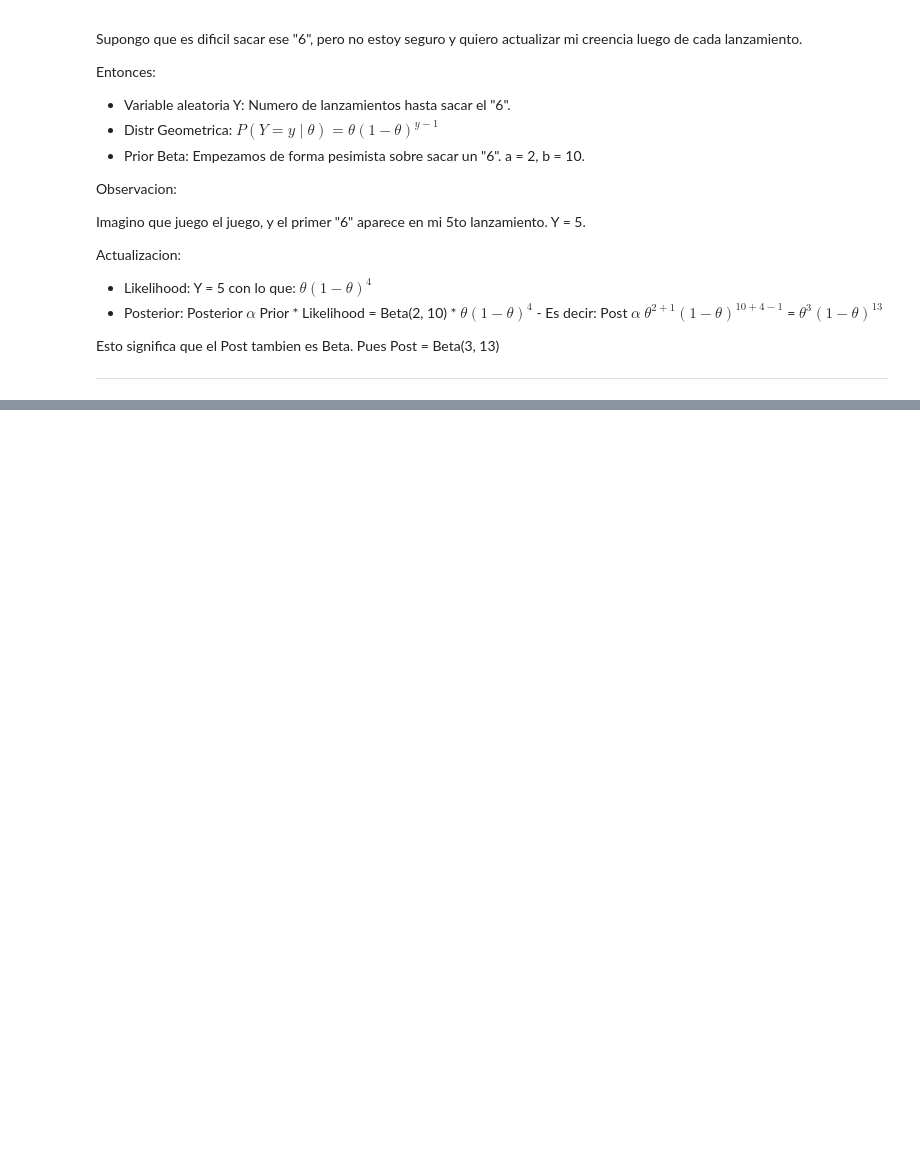
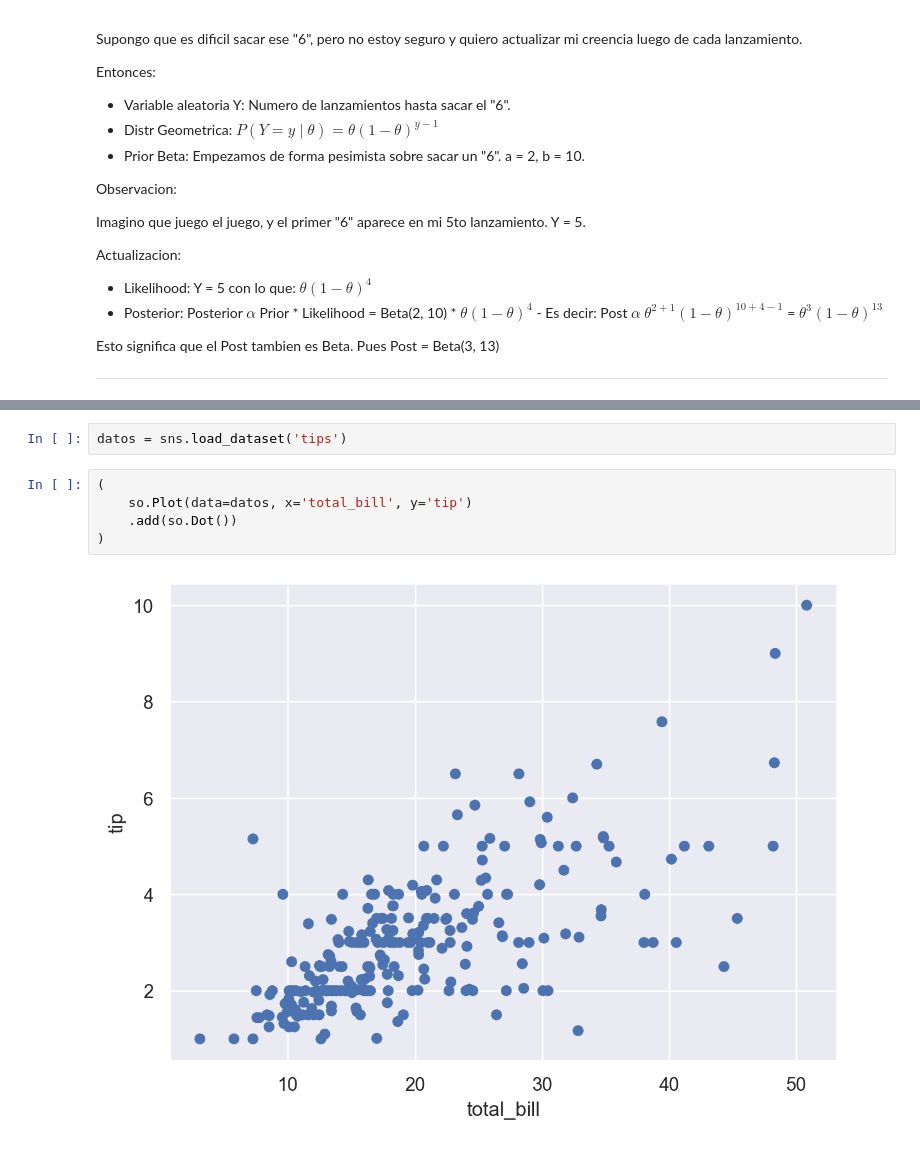
Before and after one commit to matias258/Estimacion_Bayesiana, a Jupyter notebook: Entregas/2/entrega2.ipynb, the cells around one changed output, grey strips where cells are left out. Cells and saved outputs as stored; diff of their text form; blank space fills up the shorter version.

```diff
--- a/Entregas/2/entrega2.ipynb
+++ b/Entregas/2/entrega2.ipynb
@@ -52,0 +69,9 @@ Esto significa que el Post tambien es Beta. Pues Post = Beta(3, 13)
+# %%
+datos = sns.load_dataset('tips')
+# %%
+(
+    so.Plot(data=datos, x='total_bill', y='tip')
+    .add(so.Dot())
+)
+# %% [output]
+[figure, added]
```
Also changed, not shown: parts of 28 cells of this notebook.
